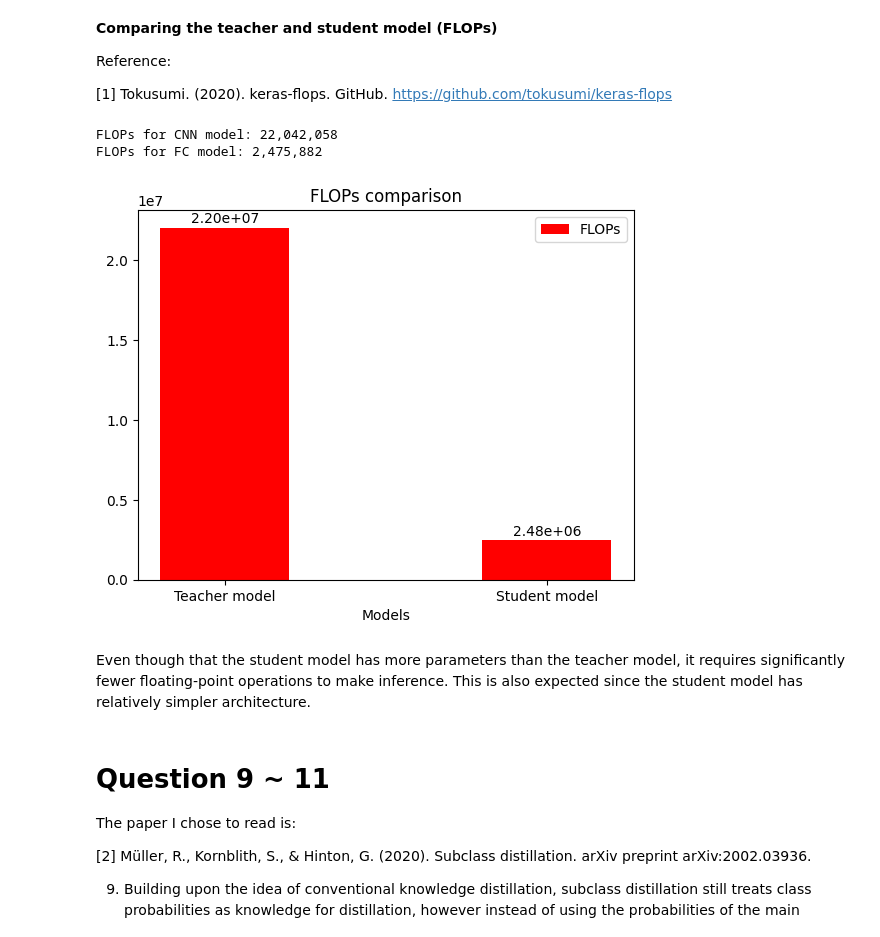
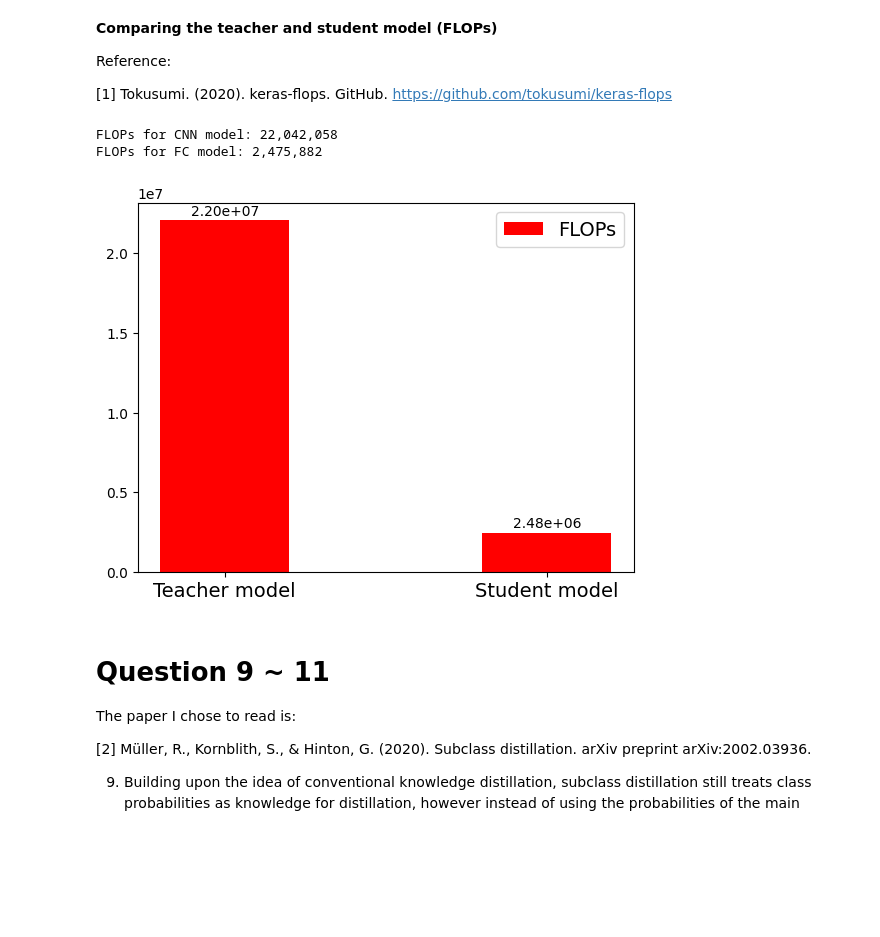
Before and after one commit to sunhuanhuan920/ECE1512_2023F_ProjectRepo_Zhenhuan_Sun, a Jupyter notebook: Project A/Task_1.ipynb, the cells around one changed output. Cells and saved outputs as stored; diff of their text form; code cells hidden in the pictures; blank space fills up the shorter version.

```diff
--- a/Project A/Task_1.ipynb
+++ b/Project A/Task_1.ipynb
@@ -305,10 +313,10 @@ def train_and_evaluate(model, compute_loss_fn):
 
 # Train teacher model
 print("Training Teacher Model")
-train_and_evaluate(cnn_model, compute_teacher_loss)
+teacher_test_accuracies = train_and_evaluate(cnn_model, compute_teacher_loss)
 
 # Train student model
 print("\nTraining Student Model")
-train_and_evaluate(fc_model, compute_student_loss)
+student_test_accuracies = train_and_evaluate(fc_model, compute_student_loss)
 # %% [output]
 Training Teacher Model
@@ -502,11 +545,12 @@ bars = plt.bar(x, params, width=0.4, label='Number of Parameters', color='b', al
 # Add exact numbers on top of bars
 for bar in bars:
     yval = bar.get_height()
-    plt.text(bar.get_x() + bar.get_width()/2, yval + 0.005 * max(params), round(yval, 2), ha='center', va='bottom')
+    plt.text(bar.get_x() + bar.get_width()/2, yval + 0.005 * max(params), round(yval, 2), ha='center', va='bottom', fontsize=10)
 
-plt.xlabel('Models')
-plt.title('Number of parameter comparison')
-plt.xticks(x, labels)
-plt.legend()
+# plt.xlabel('Models', fontsize=16)
+# plt.title('Number of parameter comparison')
+plt.xticks(x, labels, fontsize=14)
+plt.legend(fontsize=14)
+plt.savefig('/content/drive/MyDrive/Colab Notebooks/ECE1512/Project A/Figures/T1Q8.png', dpi=300, bbox_inches='tight')
 plt.show()
 # %% [output]
@@ -565,35 +609,34 @@ def get_flops(model: Union[Model, Sequential], batch_size: Optional[int] = None)
 # %%
 # Calculate FLOPs for each model
 cnn_flops = get_flops(cnn_model)
 fc_flops = get_flops(fc_model)
 
 print("FLOPs for CNN model: {:,}".format(cnn_flops))
 print("FLOPs for FC model: {:,}".format(fc_flops))
 
 labels = ['Teacher model', 'Student model']
 flops = [cnn_flops, fc_flops]
 
 x = range(len(labels))
 
 # Create bar plot
 bars = plt.bar(x, flops, width=0.4, label='FLOPs', color='r', align='center')
 
 # Add exact numbers on top of bars
 for bar in bars:
     yval = bar.get_height()
-    plt.text(bar.get_x() + bar.get_width()/2, yval + 0.005 * max(flops), f'{yval:.2e}', ha='center', va='bottom')
+    plt.text(bar.get_x() + bar.get_width()/2, yval + 0.005 * max(flops), f'{yval:.2e}', ha='center', va='bottom', fontsize=10)
 
-plt.xlabel('Models')
-plt.title('FLOPs comparison')
-plt.xticks(x, labels)
-plt.legend()
+# plt.xlabel('Models')
+# plt.title('FLOPs comparison')
+plt.xticks(x, labels, fontsize=14)
+plt.legend(fontsize=14)
+plt.savefig('/content/drive/MyDrive/Colab Notebooks/ECE1512/Project A/Figures/T1Q8_2.png', dpi=300, bbox_inches='tight')
 plt.show()
 # %% [output]
 FLOPs for CNN model: 22,042,058
 FLOPs for FC model: 2,475,882
-[figure, old version]
+[figure, new version]
-# %% [markdown]
-Even though that the student model has more parameters than the teacher model, it requires significantly fewer floating-point operations to make inference. This is also expected since the student model has relatively simpler architecture.
 # %% [markdown]
 # Question 9 ~ 11
 
```
Also changed, not shown: parts of 21 cells of this notebook.
